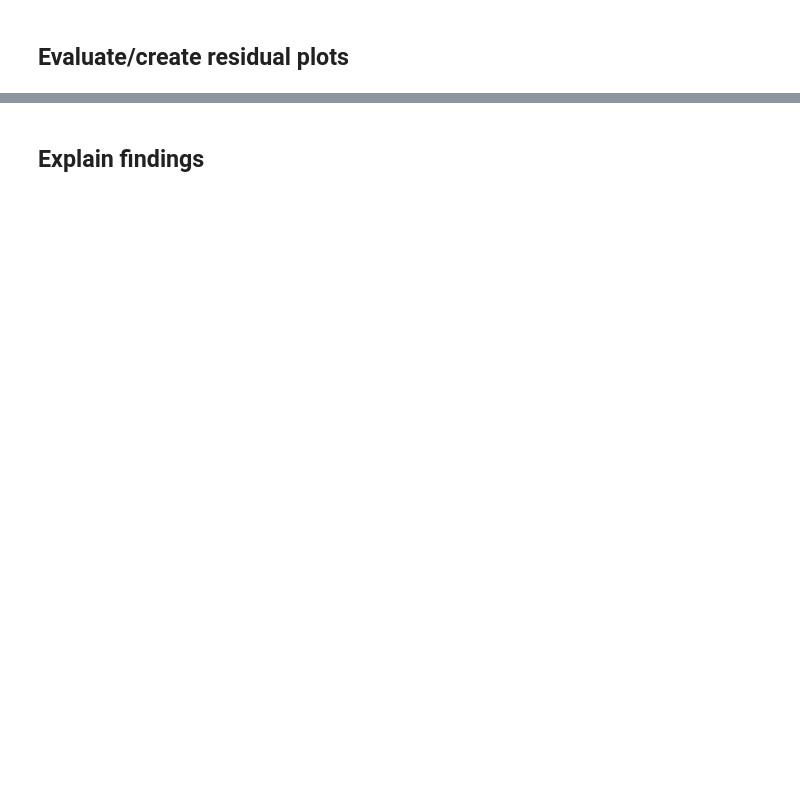
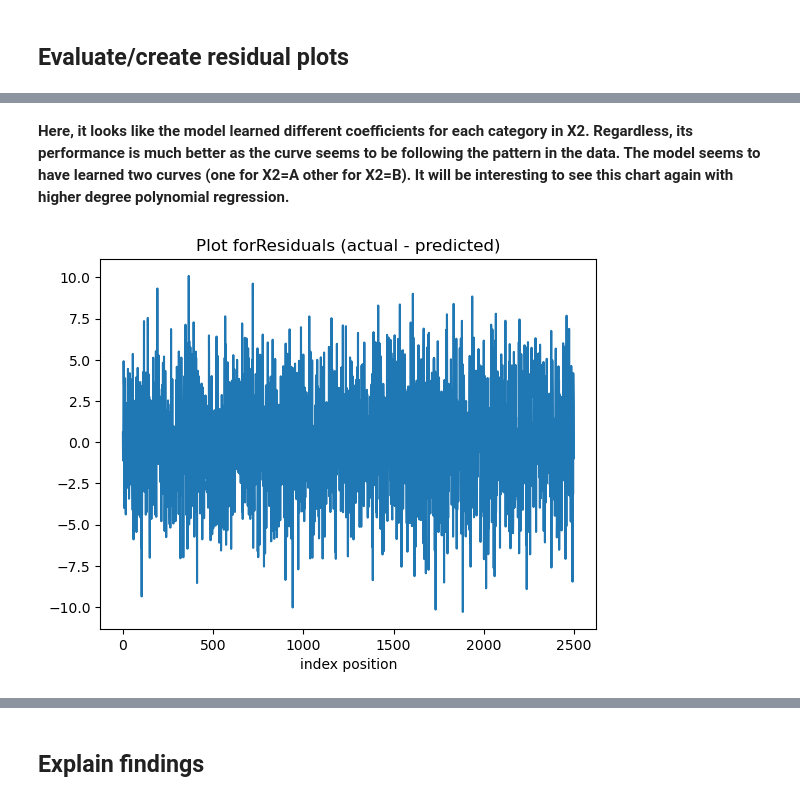
Before and after one commit to SujanNeupane42/DS602, a Jupyter notebook: week04/week4 - regression homework1.ipynb, the cells around one changed output, grey strips where cells are left out. Drawn from its saved outputs; the diff is of its cells as text; code cells hidden in the pictures; blank space fills up the shorter version.

```diff
--- a/week04/week4 - regression homework1.ipynb
+++ b/week04/week4 - regression homework1.ipynb
@@ -459,0 +490,9 @@ y_pred = modeling_pipeline.predict(X_test)
+# %% [markdown]
+<b> Here, it looks like the model learned different coefficients for each category in X2. Regardless, its performance is much better as the curve seems to be following the pattern in the data. The model seems to have learned two curves (one for X2=A other for X2=B). It will be interesting to see this chart again with higher degree polynomial regression.
+# %%
+pd.Series(y_pred-y_test).reset_index(drop=True).plot()
+plt.title("Plot forResiduals (actual - predicted)")
+plt.xlabel("index position")
+plt.show()
+# %% [output]
+[figure, added]
```
Also changed, not shown: parts of 36 cells of this notebook.
